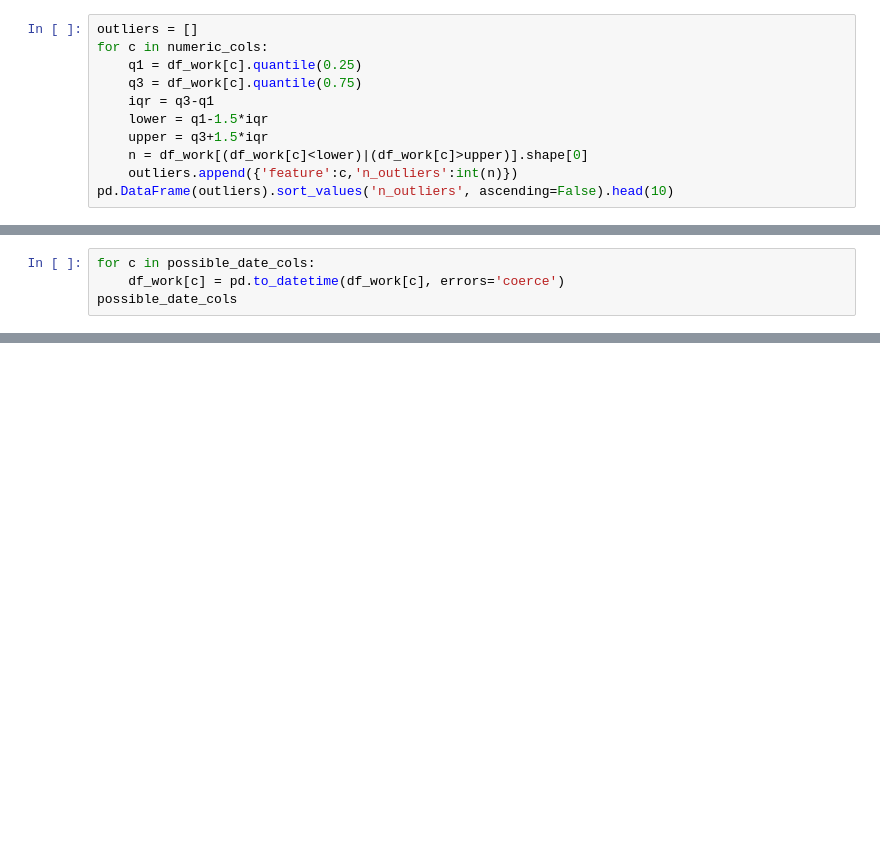
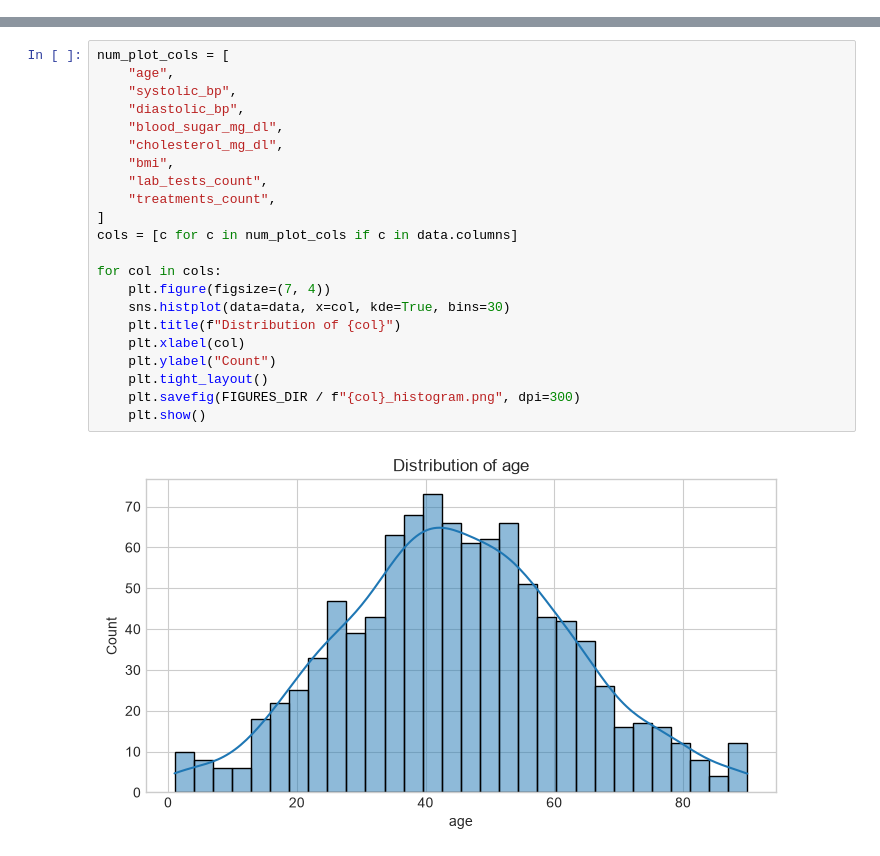
Before and after one commit to Dasith-Randula/smartcare-disease-risk-ai, a Jupyter notebook: notebooks/smartcare_disease_risk_analysis.ipynb, the cells around one changed output, grey strips where cells are left out. Drawn from its saved outputs; the diff is of its cells as text; blank space fills up the shorter version.

```diff
--- a/notebooks/smartcare_disease_risk_analysis.ipynb
+++ b/notebooks/smartcare_disease_risk_analysis.ipynb
@@ -149,11 +0,0 @@ Imputation will be applied inside pipelines: numeric -> median, categorical -> m
-# %%
-outliers = []
-for c in numeric_cols:
-    q1 = df_work[c].quantile(0.25)
-    q3 = df_work[c].quantile(0.75)
-    iqr = q3-q1
-    lower = q1-1.5*iqr
-    upper = q3+1.5*iqr
-    n = df_work[(df_work[c]<lower)|(df_work[c]>upper)].shape[0]
-    outliers.append({'feature':c,'n_outliers':int(n)})
-pd.DataFrame(outliers).sort_values('n_outliers', ascending=False).head(10)
@@ -162,4 +0,0 @@ pd.DataFrame(outliers).sort_values('n_outliers', ascending=False).head(10)
-# %%
-for c in possible_date_cols:
-    df_work[c] = pd.to_datetime(df_work[c], errors='coerce')
-possible_date_cols
@@ -191,0 +268,24 @@ X_train.shape, X_test.shape
+# %%
+num_plot_cols = [
+    "age",
+    "systolic_bp",
+    "diastolic_bp",
+    "blood_sugar_mg_dl",
+    "cholesterol_mg_dl",
+    "bmi",
+    "lab_tests_count",
+    "treatments_count",
+]
+cols = [c for c in num_plot_cols if c in data.columns]
+
+for col in cols:
+    plt.figure(figsize=(7, 4))
+    sns.histplot(data=data, x=col, kde=True, bins=30)
+    plt.title(f"Distribution of {col}")
+    plt.xlabel(col)
+    plt.ylabel("Count")
+    plt.tight_layout()
+    plt.savefig(FIGURES_DIR / f"{col}_histogram.png", dpi=300)
+    plt.show()
+# %% [output]
+[figure, added]
```
Also changed, not shown: parts of 83 cells of this notebook, 28 other files.
